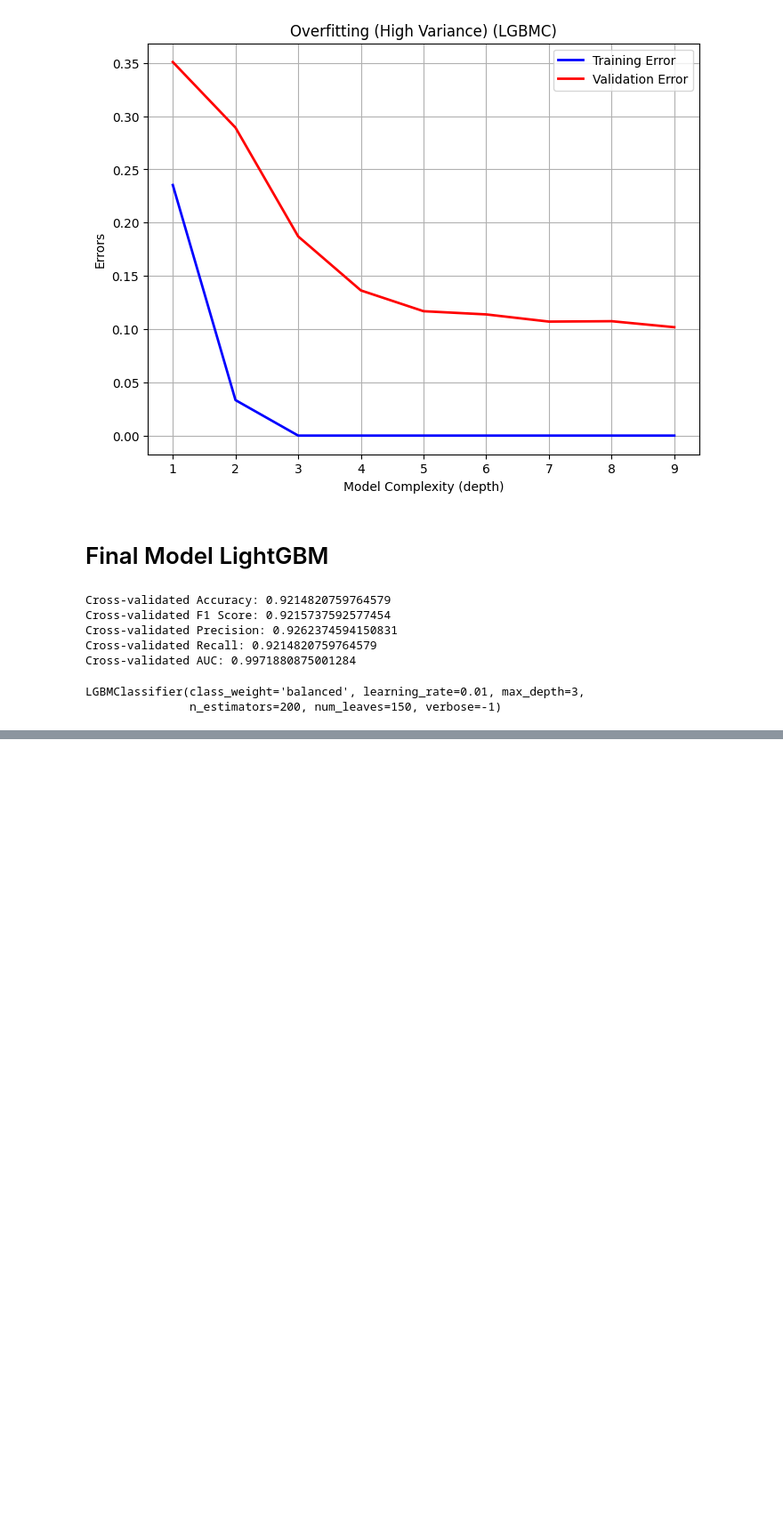
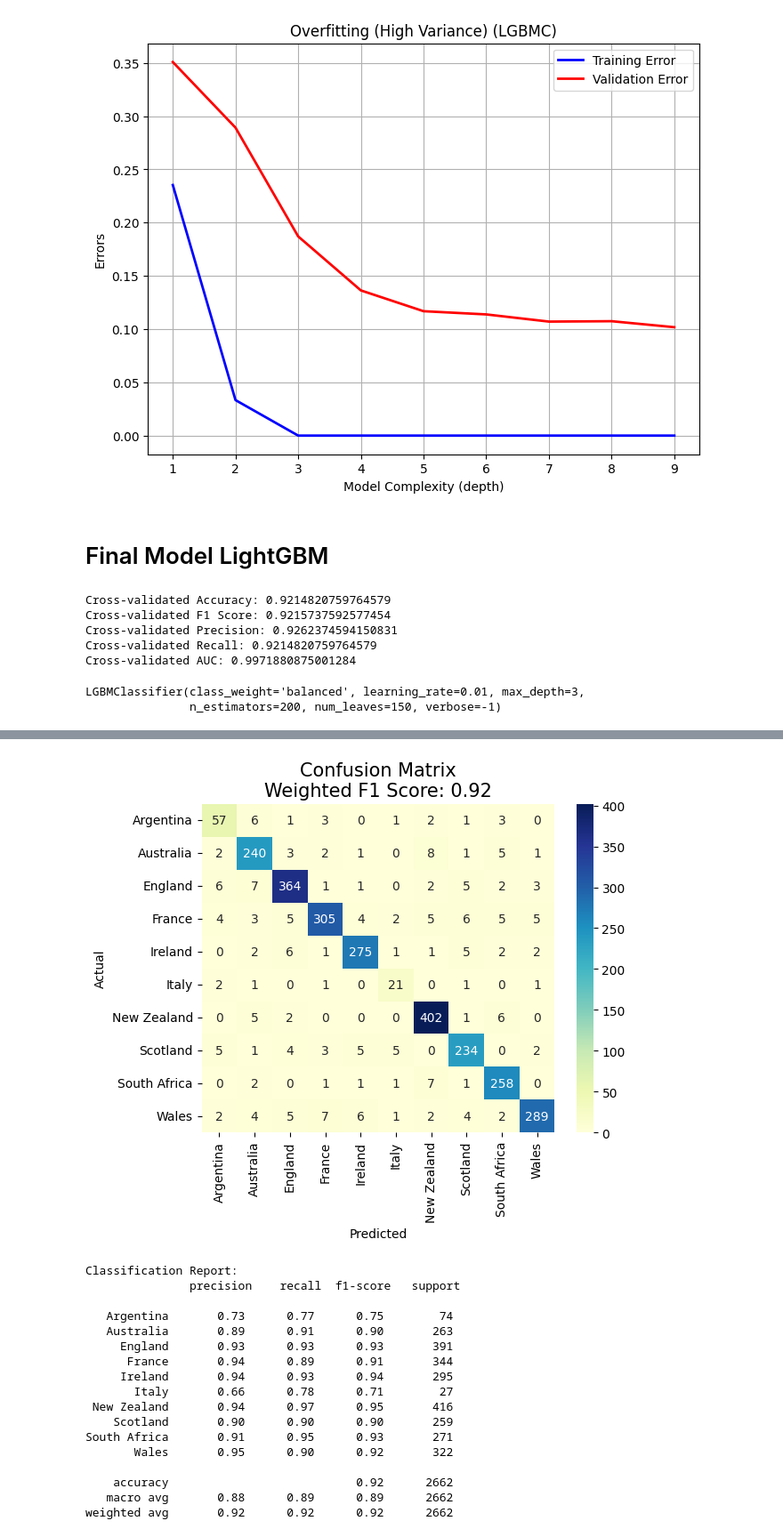
Before and after one commit to dilekdd/Multi-Class-Classification-Problem, a Jupyter notebook: multi-class-classification-problem.ipynb, the cells around one changed output, grey strips where cells are left out. Shown at 89% size. Cells and saved outputs as stored; diff of their text form; code cells hidden in the pictures; blank space fills up the shorter version.

```diff
--- a/multi-class-classification-problem.ipynb
+++ b/multi-class-classification-problem.ipynb
@@ -897,7 +897,7 @@ num_but_cat: 0
 # %%
 # One Hot Encoder function
 def one_hot_encoder(dataframe, categorical_cols, drop_first=True):
-    dataframe = pd.get_dummies(dataframe, columns=categorical_cols, drop_first=drop_first)
+    dataframe = pd.get_dummies(dataframe, columns=categorical_cols, drop_first=drop_first, dtype=int)
     return dataframe
 # %%
 # Excluding the target variable 'winner' from One Hot encoded to be variables
@@ -1329,3 +1277,72 @@ weighted avg       0.96      0.96      0.96      2662
+# %%
+from sklearn.model_selection import StratifiedKFold
+from sklearn.metrics import classification_report, confusion_matrix, f1_score
+import seaborn as sns
+import matplotlib.pyplot as plt
+import pandas as pd
+
+# Define Stratified K-Fold Cross-Validation
+skf = StratifiedKFold(n_splits=5, shuffle=True, random_state=24)
+class_names = ['Argentina', 'Australia', 'England', 'France', 'Ireland',
+               'Italy', 'New Zealand', 'Scotland', 'South Africa', 'Wales']
+
+# Initialize lists to store aggregated results
+y_true_all = []
+y_pred_all = []
+
+for train_index, val_index in skf.split(X, y):
+    X_train, X_val = X.iloc[train_index], X.iloc[val_index]
+    y_train, y_val = y.iloc[train_index], y.iloc[val_index]
+
+    # Train the model on the current fold
+    final_lgbm.fit(X_train, y_train)  # training the model each fold again
+
+    # Generate predictions for the validation set
+    y_val_pred = final_lgbm.predict(X_val)
+
+    # Append true and predicted labels as 1D lists
+    y_true_all.extend(y_val.tolist())
+    y_pred_all.extend(y_val_pred.tolist())
+
+# Convert lists to Series and set categories explicitly for consistency
+y_true_all = pd.Series(y_true_all, dtype="category").cat.set_categories(class_names)
+y_pred_all = pd.Series(y_pred_all, dtype="category").cat.set_categories(class_names)
+
+# Calculate and plot the final confusion matrix
+def plot_confusion_matrix(y_true, y_pred):
+    f1 = round(f1_score(y_true, y_pred, average='weighted'), 2)
+    cm = confusion_matrix(y_true, y_pred)
+    sns.heatmap(cm, annot=True, fmt=".0f", cmap="YlGnBu", xticklabels=class_names, yticklabels=class_names)
+    plt.xlabel('Predicted')
+    plt.ylabel('Actual')
+    plt.title(f'Confusion Matrix\nWeighted F1 Score: {f1}', size=15)
+    plt.show()
+
+# Plotting confusion matrix
+plot_confusion_matrix(y_true_all, y_pred_all)
+
+# Display the final classification report
+final_report = classification_report(y_true_all, y_pred_all, target_names=class_names)
+print("Classification Report:\n", final_report)
+# %% [output]
+[figure, added]
+Classification Report:
+               precision    recall  f1-score   support
+
+   Argentina       0.73      0.77      0.75        74
+   Australia       0.89      0.91      0.90       263
+     England       0.93      0.93      0.93       391
+      France       0.94      0.89      0.91       344
+     Ireland       0.94      0.93      0.94       295
+       Italy       0.66      0.78      0.71        27
+ New Zealand       0.94      0.97      0.95       416
+    Scotland       0.90      0.90      0.90       259
+South Africa       0.91      0.95      0.93       271
+       Wales       0.95      0.90      0.92       322
+
+    accuracy                           0.92      2662
+   macro avg       0.88      0.89      0.89      2662
+weighted avg       0.92      0.92      0.92      2662
 # %%
 # plotting first 15 features of the feature importance
 def plot_importance(model, features, num=len(X), save=False):
```
Also changed, not shown: parts of 6 cells of this notebook.
